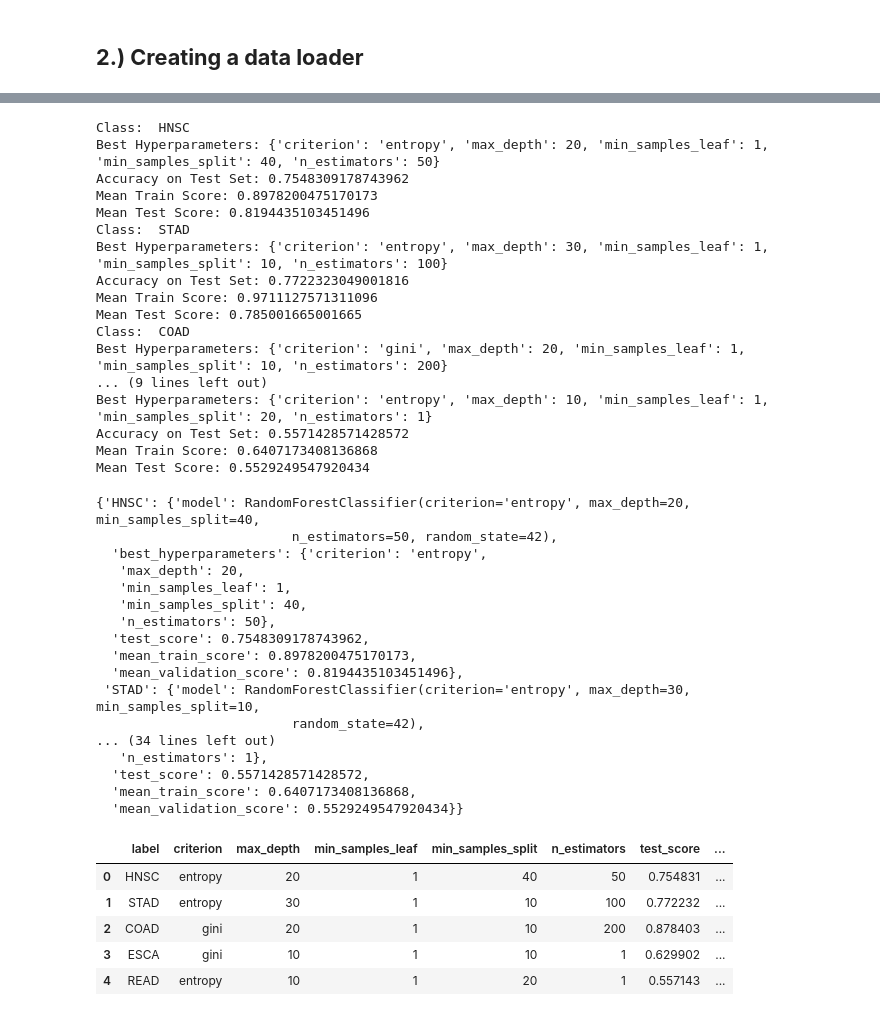
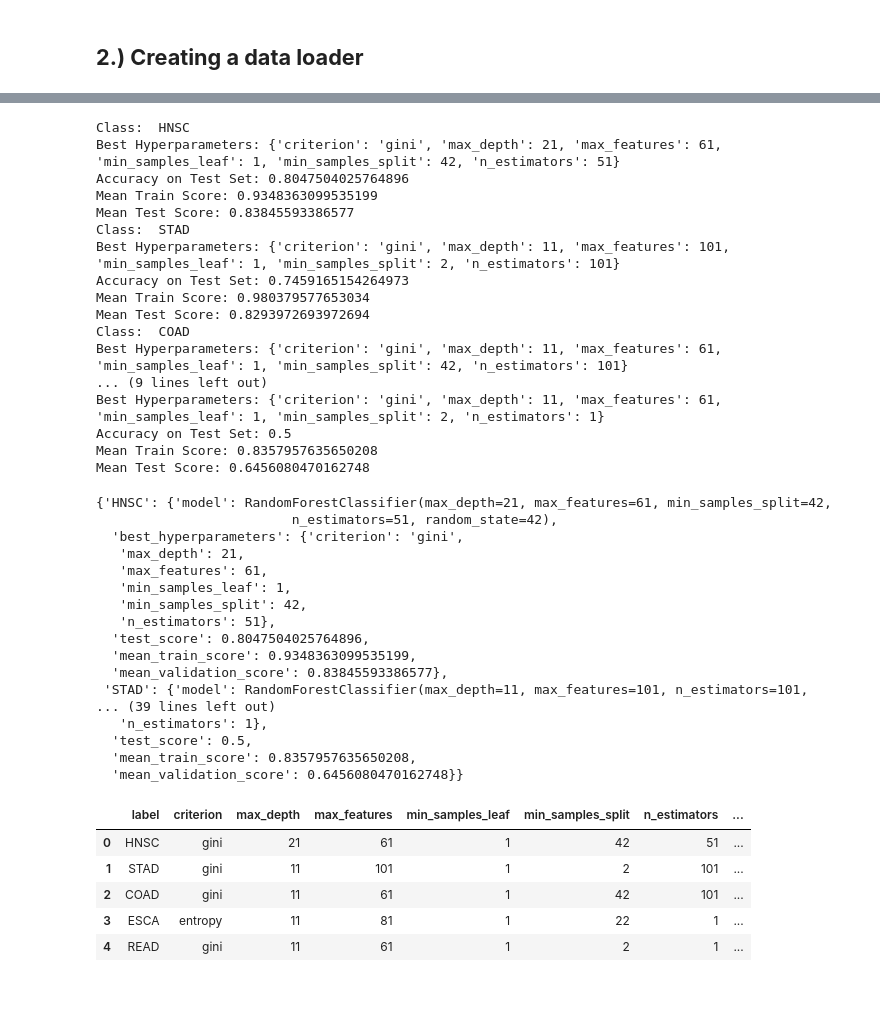
Before and after one commit to gianclbal/ml_microbiome_based_cancer_prediction, a Jupyter notebook: 04_feature_engineering_focus.ipynb, the cells around one changed output, grey strips where cells are left out. Cells and saved outputs as stored; diff of their text form; code cells hidden in the pictures.

```diff
--- a/04_feature_engineering_focus.ipynb
+++ b/04_feature_engineering_focus.ipynb
@@ -68,5 +68,6 @@ classes = ["HNSC", "STAD", "COAD", "ESCA", "READ"]
 # %% [markdown]
 ## **2.) Creating a data loader**
 # %%
-exp1_best_hyperparam_report = pd.read_csv("./dataset/microbiome_preprocessed_files/exp1_best_hyperparam.csv")
+exp1_best_hyperparam_report = pd.read_csv("./dataset/microbiome_preprocessed_files/exp1_v2_best_hyperparam.csv")
+exp1_best_hyperparam_report
 # %% [output]
@@ -431,48 +432,48 @@ exp2_lda_report = perform_gridsearchcv(exp2_datasets_lda, classes)
 exp2_lda_report
 # %% [output]
 Class:  HNSC
-Best Hyperparameters: {'criterion': 'entropy', 'max_depth': 20, 'min_samples_leaf': 1, 'min_samples_split': 40, 'n_estimators': 50}
-Accuracy on Test Set: 0.7548309178743962
-Mean Train Score: 0.8978200475170173
-Mean Test Score: 0.8194435103451496
+Best Hyperparameters: {'criterion': 'gini', 'max_depth': 21, 'max_features': 61, 'min_samples_leaf': 1, 'min_samples_split': 42, 'n_estimators': 51}
+Accuracy on Test Set: 0.8047504025764896
+Mean Train Score: 0.9348363099535199
+Mean Test Score: 0.83845593386577
 Class:  STAD
-Best Hyperparameters: {'criterion': 'entropy', 'max_depth': 30, 'min_samples_leaf': 1, 'min_samples_split': 10, 'n_estimators': 100}
-Accuracy on Test Set: 0.7722323049001816
-Mean Train Score: 0.9711127571311096
-Mean Test Score: 0.785001665001665
+Best Hyperparameters: {'criterion': 'gini', 'max_depth': 11, 'max_features': 101, 'min_samples_leaf': 1, 'min_samples_split': 2, 'n_estimators': 101}
+Accuracy on Test Set: 0.7459165154264973
+Mean Train Score: 0.980379577653034
+Mean Test Score: 0.8293972693972694
 Class:  COAD
-Best Hyperparameters: {'criterion': 'gini', 'max_depth': 20, 'min_samples_leaf': 1, 'min_samples_split': 10, 'n_estimators': 200}
+Best Hyperparameters: {'criterion': 'gini', 'max_depth': 11, 'max_features': 61, 'min_samples_leaf': 1, 'min_samples_split': 42, 'n_estimators': 101}
 ... (9 lines left out)
-Best Hyperparameters: {'criterion': 'entropy', 'max_depth': 10, 'min_samples_leaf': 1, 'min_samples_split': 20, 'n_estimators': 1}
-Accuracy on Test Set: 0.5571428571428572
-Mean Train Score: 0.6407173408136868
-Mean Test Score: 0.5529249547920434
+Best Hyperparameters: {'criterion': 'gini', 'max_depth': 11, 'max_features': 61, 'min_samples_leaf': 1, 'min_samples_split': 2, 'n_estimators': 1}
+Accuracy on Test Set: 0.5
+Mean Train Score: 0.8357957635650208
+Mean Test Score: 0.6456080470162748
-{'HNSC': {'model': RandomForestClassifier(criterion='entropy', max_depth=20, min_samples_split=40,
-                         n_estimators=50, random_state=42),
-  'best_hyperparameters': {'criterion': 'entropy',
-   'max_depth': 20,
+{'HNSC': {'model': RandomForestClassifier(max_depth=21, max_features=61, min_samples_split=42,
+                         n_estimators=51, random_state=42),
+  'best_hyperparameters': {'criterion': 'gini',
+   'max_depth': 21,
+   'max_features': 61,
    'min_samples_leaf': 1,
-   'min_samples_split': 40,
-   'n_estimators': 50},
-  'test_score': 0.7548309178743962,
-  'mean_train_score': 0.8978200475170173,
-  'mean_validation_score': 0.8194435103451496},
- 'STAD': {'model': RandomForestClassifier(criterion='entropy', max_depth=30, min_samples_split=10,
-                         random_state=42),
-... (34 lines left out)
+   'min_samples_split': 42,
+   'n_estimators': 51},
+  'test_score': 0.8047504025764896,
+  'mean_train_score': 0.9348363099535199,
+  'mean_validation_score': 0.83845593386577},
+ 'STAD': {'model': RandomForestClassifier(max_depth=11, max_features=101, n_estimators=101,
+... (39 lines left out)
    'n_estimators': 1},
-  'test_score': 0.5571428571428572,
-  'mean_train_score': 0.6407173408136868,
-  'mean_validation_score': 0.5529249547920434}}
+  'test_score': 0.5,
+  'mean_train_score': 0.8357957635650208,
+  'mean_validation_score': 0.6456080470162748}}
 # %%
-best_hyperparameter_to_df(exp2_lda_report, "exp2_lda")
+best_hyperparameter_to_df(exp2_lda_report, "exp2_lda_v2")
 # %% [output]
-|  | label | criterion | max_depth | min_samples_leaf | min_samples_split | n_estimators | test_score | ... |
-| 0 | HNSC | entropy | 20 | 1 | 40 | 50 | 0.754831 | ... |
-| 1 | STAD | entropy | 30 | 1 | 10 | 100 | 0.772232 | ... |
-| 2 | COAD | gini | 20 | 1 | 10 | 200 | 0.878403 | ... |
-| 3 | ESCA | gini | 10 | 1 | 10 | 1 | 0.629902 | ... |
-| 4 | READ | entropy | 10 | 1 | 20 | 1 | 0.557143 | ... |
+|  | label | criterion | max_depth | max_features | min_samples_leaf | min_samples_split | n_estimators | ... |
+| 0 | HNSC | gini | 21 | 61 | 1 | 42 | 51 | ... |
+| 1 | STAD | gini | 11 | 101 | 1 | 2 | 101 | ... |
+| 2 | COAD | gini | 11 | 61 | 1 | 42 | 101 | ... |
+| 3 | ESCA | entropy | 11 | 81 | 1 | 22 | 1 | ... |
+| 4 | READ | gini | 11 | 61 | 1 | 2 | 1 | ... |
 # %%
 exp2_pca_report = perform_gridsearchcv(exp2_datasets_pca, classes)
 exp2_pca_report
```
Also changed, not shown: parts of 9 cells of this notebook, 5 other files.
